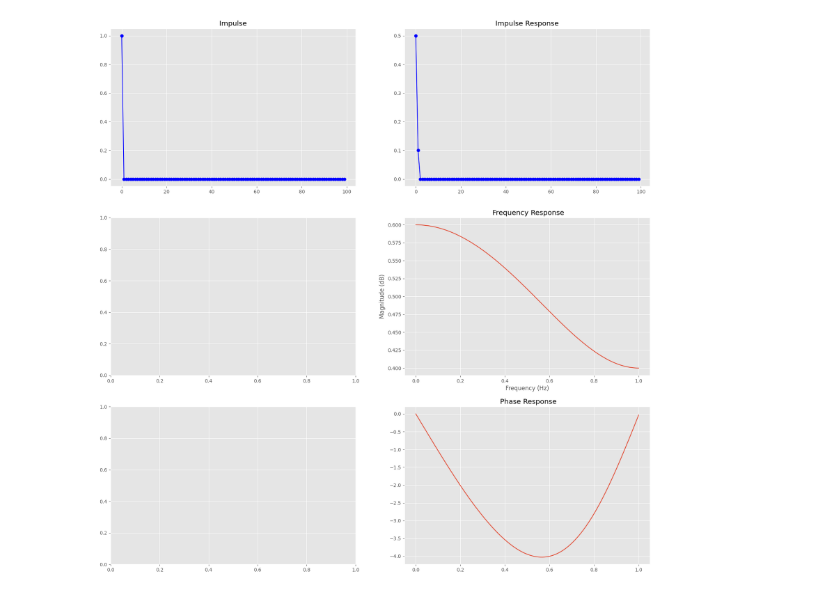
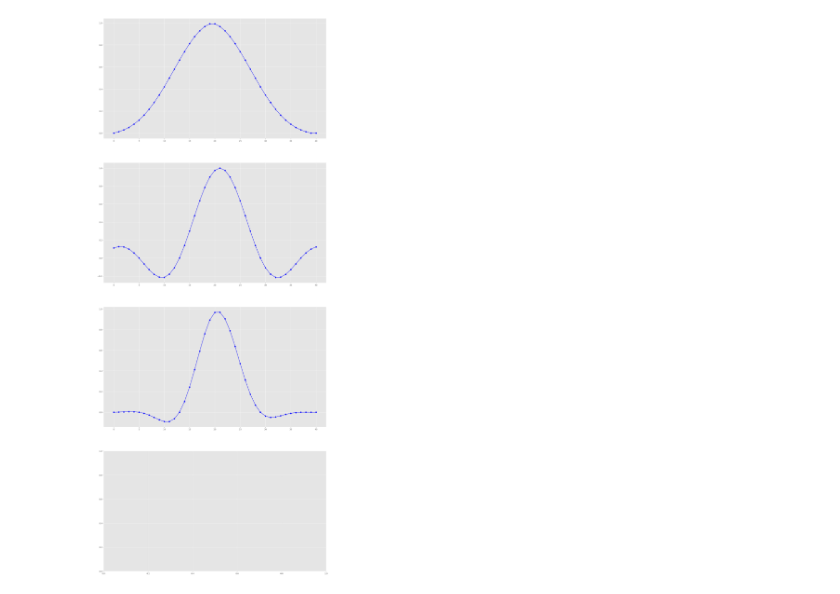
Before and after one commit to eiselekd/lang, a Jupyter notebook: dsp/fir/impulse.ipynb, the cells around one changed output. Saved outputs shown, nothing was run; the diff lists cells and outputs as text; code cells hidden in the pictures.

```diff
--- a/dsp/fir/impulse.ipynb
+++ b/dsp/fir/impulse.ipynb
@@ -37,36 +37,116 @@ def plot(impulse, response):
 
 samples=1000
 
 impulse = np.zeros(samples)
 impulse[0] = 1
 
 def feedForward(x, a0, a1):
     b = np.zeros(samples)
     for i in range(0, x.size):
         b[i] = a0 * x[i] + a1 * x[i-1]
     return b
 
 response = feedForward(impulse,0.5, 0.5);
 #
 
 impulse = np.zeros(samples)
 impulse[0] = 1
 
-def sinc(x):
+A = 90
+K = 32
+
+Nn = 3
+Nz = 20
+Nzd = Nz * 2 + 1
+L = 1 << Nn
+
+
+def beta():
+    if A > 50:
+        return 0.1102 * (A - 8.7)
+    elif A > 21:
+        return 0.5842 * (A - 21)**(2./5.) + 0.07886 * (A - 21)
+    else:
+        return 0.0
+
+# From https://dsp.stackexchange.com/questions/37714/kaiser-window-approximation
+def bessel_coeff():
+    result = np.zeros(K)
+    fact = 1
+
+    for k in range(K):
+        fact *= (k + 1)
+        exp = 2 ** k
+        result[k] = 1 / (fact * exp)**2
+
+    return result
+
+def bessel(x, bc):
+    k = K - 1
+    x2 = x**2
+    y = x2 * bc[k]
+    for k in range(K - 2, 0, -1):
+        y = x2 * (bc[k] + y)
+
+    return y
+
+def kaiserwindow(bc):
+    b = beta()
+
+    b_beta = bessel(b, bc)
+
+    m2 =  Nzd//2
+    y = np.zeros(Nzd)
+
+    for n in range(m2 + 1):
+        bn = b * ( 1 - ( n / m2 )**2 )**0.5
+        bb = bessel(bn, bc)
+        y[n + m2 - 1] = (1 / b_beta) * bb
+        y[m2 - n] = y[n + m2 - 1]
+
+    return y
+
+#M = Nzd * L
+bc = bessel_coeff()
+
+x = np.array(np.arange(-16, 16, 1/Nzd))
+w = kaiserwindow(bc)
+
+fc = 1 / L
+#fc=1
+sinco = [np.sin(np.pi * fc * i) / (np.pi * fc * i) if i != 0 else 1 for i in range(-Nzd//2, Nzd//2)]
+sinc =  [w[i]*sinco[i] for i in range(Nzd)]
+
+
+fig, (ax1, ax2, ax3, ax4) = plt.subplots(4, 1,figsize=(20, 50))
+
+ax1.plot(w, 'bo-')
+ax2.plot(sinco, 'bo-')
+ax3.plot(sinc, 'bo-')
+
+#plt.plot(sinc, 'bo-')
+
+def sinc_filter(x):
     b = np.zeros(samples)
-    b[0] = 1
-    for i in range(1, x.size):
-        b[i] = np.sin(i)/(i)
+
+    for i in range(0, x.size):
+        for j in range(0, Nzd):
+            x_pos = i + j - (Nzd//2)
+            if (x_pos < 0 or x_pos >= x.size):
+                True
+            else:
+                b[i] += x[x_pos]*sinc[j]
     return b
 
 def tent(x,a0,a1,a2):
     b = np.zeros(samples)
     for i in range(0, x.size-1):
         b[i] = a0* x[i-1] + a1 * x[i] + a2*x[i+1]
     return b
 
+#response = tent(impulse, 0.10, 0.5, 0.10)
 
-response = tent(impulse,0.10, 0.5, 0.10)
+response = sinc_filter(impulse)
 plot(impulse, response)
 # %% [output]
-[figure, old version]
+[figure, new version]
```
Also changed, not shown: parts of 1 cell of this notebook, 1 other file.
